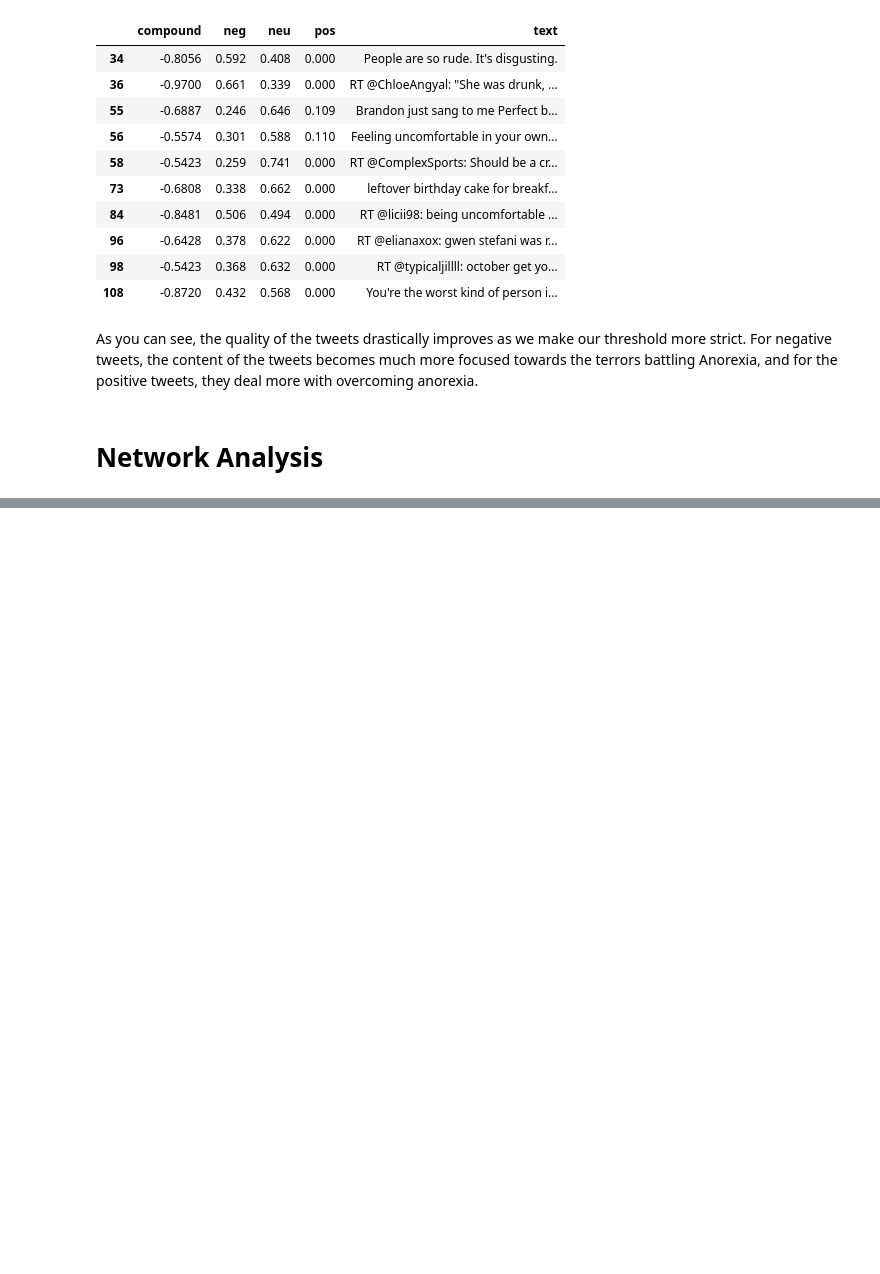
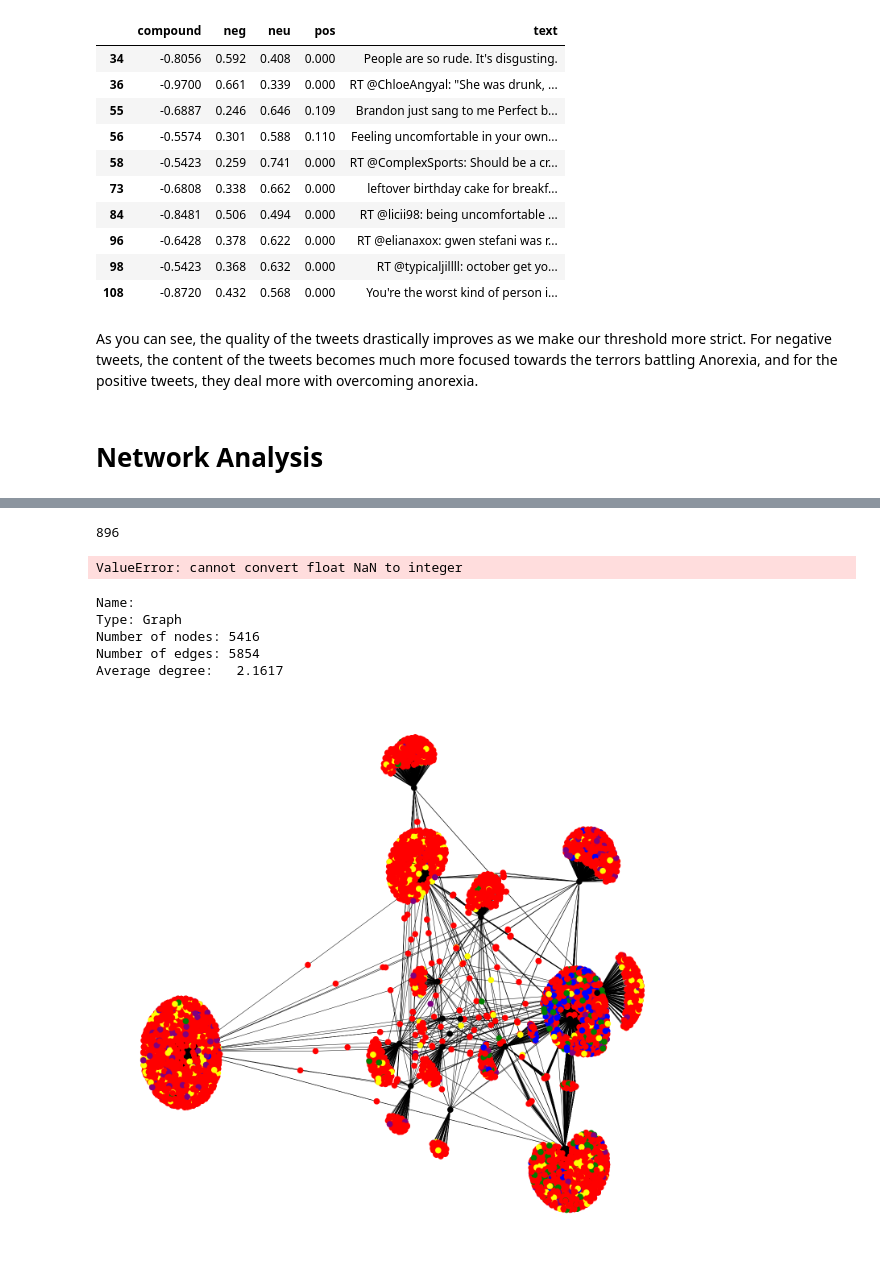
Before and after one commit to detectAna/detectAna, a Jupyter notebook: exploratory_analysis/data_analysis.ipynb, the cells around one changed output, grey strips where cells are left out. Saved outputs shown, nothing was run; the diff lists cells and outputs as text; code cells hidden in the pictures; blank space fills up the shorter version.

```diff
--- a/exploratory_analysis/data_analysis.ipynb
+++ b/exploratory_analysis/data_analysis.ipynb
@@ -830,0 +820,2 @@ As you can see, the quality of the tweets drastically improves as we make our th
+# %%
+G = nx.Graph()
@@ -830,0 +838,34 @@ As you can see, the quality of the tweets drastically improves as we make our th
+# %%
+for i in range(len(followers_df)):
+    user = followers_df.loc[i, 'associated_screen_name']
+    friend = followers_df.loc[i, 'friend_id']
+    if user not in G:
+        G.add_node(user)
+        num_friends = len(followers_df[followers_df['associated_screen_name'] == user])
+        print(num_friends)
+        is_support = analysed_users.loc[analysed_users['tweeter_screen_name'] == user]['is_support'].values[0]
+        # convert to regular bool so write_gefx doesnt crash
+        is_support = bool(is_support)
+        G.node[user]['seed_user'] = True
+        G.node[user]['is_support'] = is_support
+        G.node[user]['class'] = -1
+    if friend not in G:
+        G.add_node(friend)
+        kmeans_class = followers_df.loc[followers_df['friend_id'] == friend]['class'].values[0]
+        # convert to regular int so it doesn't crash
+        kmeans_class = int(kmeans_class)
+        G.node[friend]['seed_user'] = False
+        G.node[friend]['class'] = kmeans_class
+        G.node[friend]['is_support'] = False
+    G.add_edge(user, friend)
+# %% [output]
+896
+ValueError: cannot convert float NaN to integer
+# %%
+print(nx.info(G))
+# %% [output]
+Name:
+Type: Graph
+Number of nodes: 5416
+Number of edges: 5854
+Average degree:   2.1617
@@ -830,0 +874,26 @@ As you can see, the quality of the tweets drastically improves as we make our th
+# %%
+## HARD CODE FOR NOW
+
+colormap = {
+    '0': 'blue',
+    '1': 'yellow',
+    '2': 'red',
+    '3': 'green',
+    '4': 'purple'
+}
+
+node_color=[]
+for node_id in G.nodes():
+    is_seed_user = G.node[node_id]['seed_user']
+    if is_seed_user:
+        node_color.append('black')
+    else:
+        kmeans_class = str(int(G.node[node_id]['class']))
+        node_color.append(colormap[kmeans_class])
+# %%
+nx.draw_networkx(G, node_color=node_color, with_labels=False, node_size=200)
+plot.gcf().set_size_inches(25, 25)
+plot.axis('off')
+plot.show()
+# %% [output]
+[figure, added]
```
Also changed, not shown: parts of 25 cells of this notebook, 5 other files.
